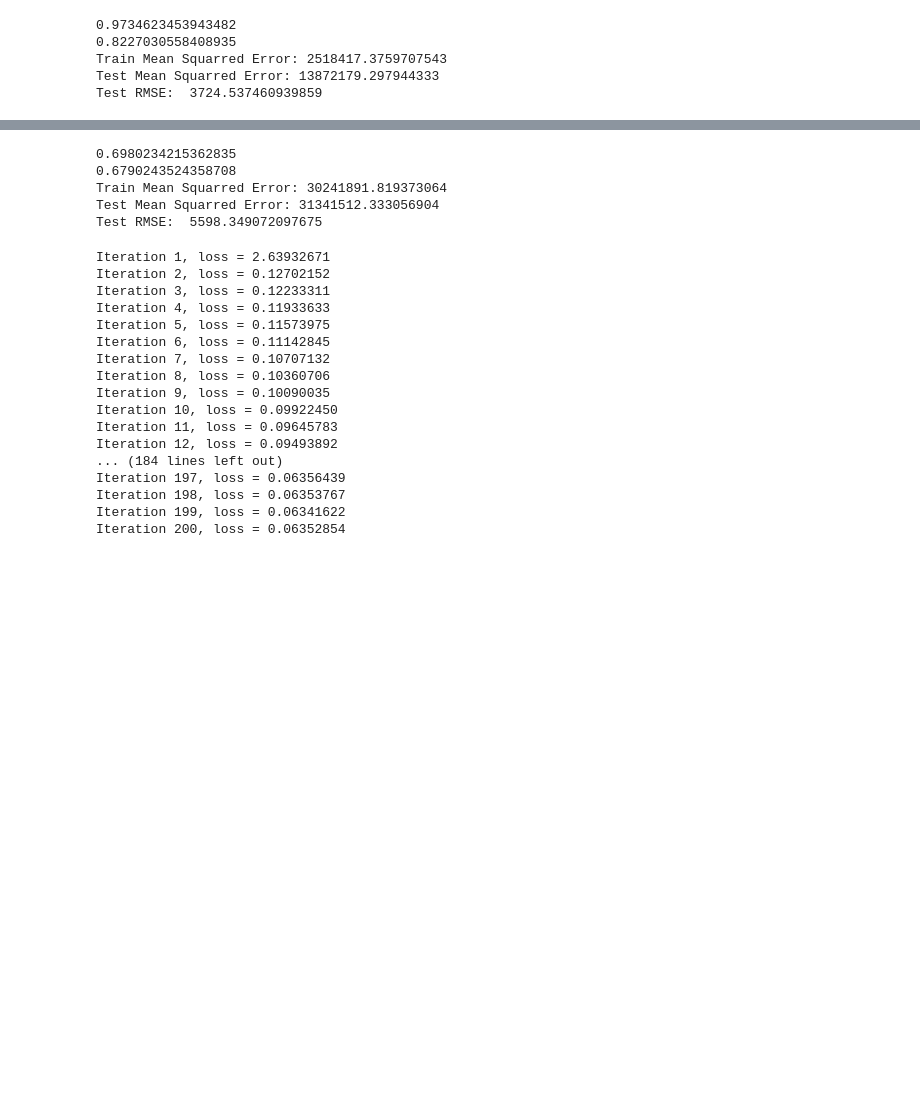
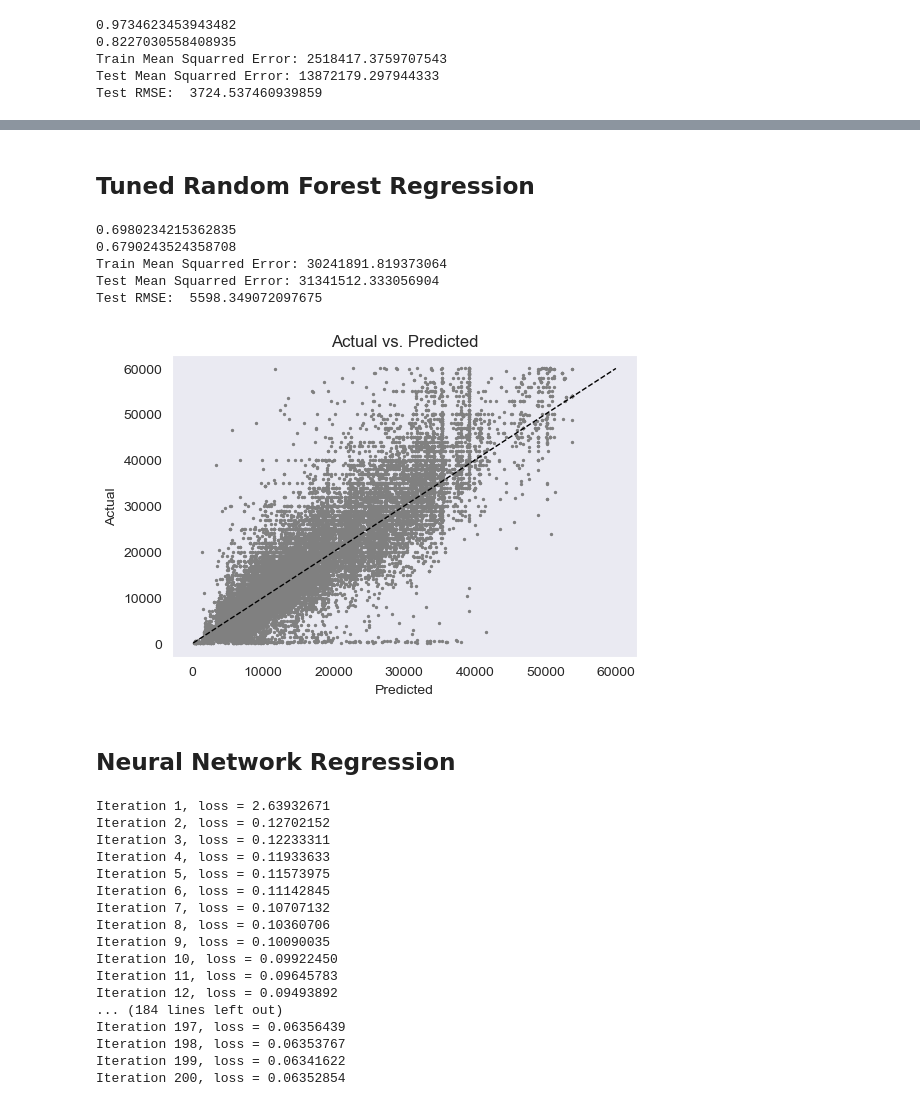
Before and after one commit to RogerPineda13/Car_Pricing_Calculator_App, a Jupyter notebook: Modeling_Notebook.ipynb, the cells around one changed output, grey strips where cells are left out. Cells and saved outputs as stored; diff of their text form; code cells hidden in the pictures; blank space fills up the shorter version.

```diff
--- a/Modeling_Notebook.ipynb
+++ b/Modeling_Notebook.ipynb
@@ -546,2 +591,4 @@ Best parameters are {'criterion': 'mse', 'max_depth': 7, 'n_estimators': 100}
+# %% [markdown]
+## Tuned Random Forest Regression
 # %%
 TunedRF = RandomForestRegressor(max_depth=9,random_state=42)
@@ -564,5 +619,20 @@ print('Test RMSE: ', test_rmse_TRF)
 Train Mean Squarred Error: 30241891.819373064
 Test Mean Squarred Error: 31341512.333056904
 Test RMSE:  5598.349072097675
+# %%
+y_predictiontrf = y_hat_test_TRF
+y_actualtrf = np.exp(y_test)
+act_fig, ax = plt.subplots(dpi=100)
+sns.set_style("dark")
+ax.scatter(y_predictiontrf, y_actualtrf,c='grey', s = 2)
+ax.plot([y_actualtrf.min(), y_actualtrf.max()], [y_actualtrf.min(), y_actualtrf.max()], 'k--', lw=1)
+ax.set_xlabel('Predicted')
+ax.set_ylabel('Actual')
+plt.title('Actual vs. Predicted')
+ax.ticklabel_format(style='plain');
+# %% [output]
+[figure, added]
+# %% [markdown]
+## Neural Network Regression
 # %%
 nueral_network = MLPRegressor(random_state=42, verbose=True)
```
Also changed, not shown: parts of 72 cells of this notebook.
